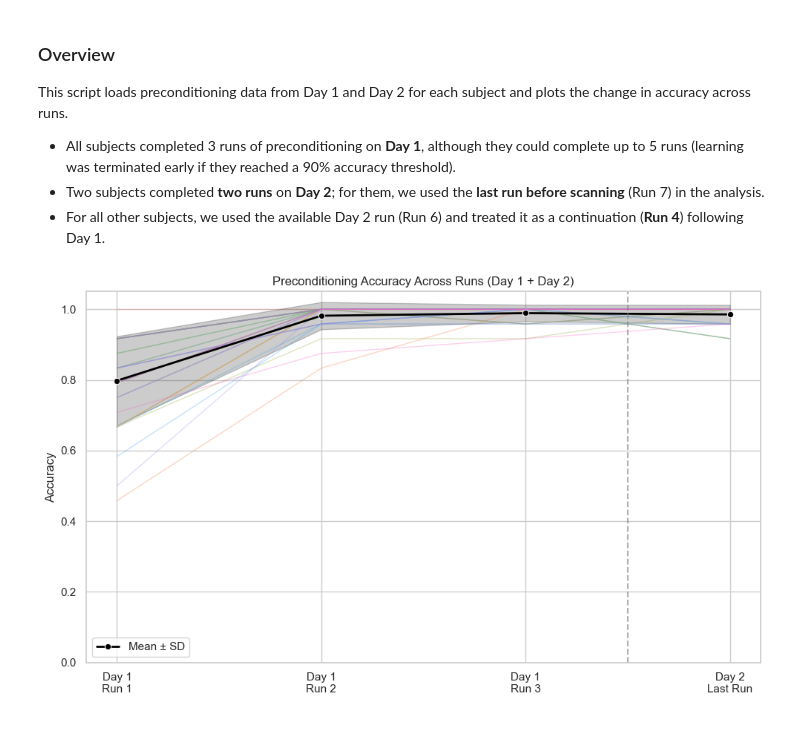
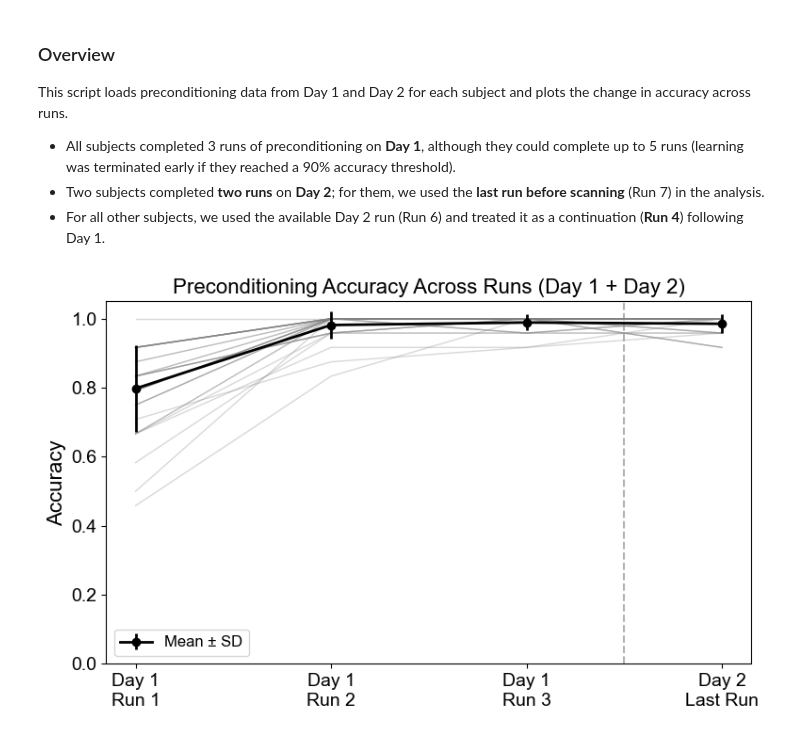
Before and after one commit to QingfangLiu/project-spcd, a Jupyter notebook: behavior/analyze_precond.ipynb, the cells around one changed output. Saved outputs shown, nothing was run; the diff lists cells and outputs as text; code cells hidden in the pictures.

```diff
--- a/behavior/analyze_precond.ipynb
+++ b/behavior/analyze_precond.ipynb
@@ -14,6 +14,21 @@ from IPython.display import Image, display
 import seaborn as sns
 from scipy.stats import ttest_rel, wilcoxon
 from scipy.stats import pearsonr
+# %%
+import matplotlib.pyplot as plt
+plt.rcParams['font.family'] = 'Arial'
+
+plt.rc('axes', titlesize=16)       # Title size
+plt.rc('axes', labelsize=16)       # Axis label size
+plt.rc('xtick', labelsize=14)      # X-tick label size
+plt.rc('ytick', labelsize=14)      # Y-tick label size
+plt.rc('legend', fontsize=12)      # Legend font size
+plt.rc('font', size=14)            # General font size
+
+session_colors = {
+    'pre': '#2C7BB6',   # Cerulean Blue
+    'post': '#D7191C'   # Vermilion
+}
 # %%
 # Base directory
 base_path = Path('/Users/liuq13/SPCD_data/beh_processed')
@@ -57,36 +72,31 @@ acc_day2_run1['run'] = 4  # Treat as continuation of Day 1
 
 # -- Step 3: Combine Day 1 + Day 2 run 1 data --
 acc_all = pd.concat([acc_day1, acc_day2_run1], ignore_index=True)
-# %%
-# -- Step 4: Plot --
-sns.set(style='whitegrid')
-plt.figure(figsize=(10, 6))
-
-# Plot individual subject lines (transparent)
-sns.lineplot(
-    data=acc_all,
-    x='run', y='acc',
-    hue='SubID', estimator=None,
-    units='SubID', alpha=0.3, linewidth=1, legend=False
-)
-
-# Plot group mean ± SD
-sns.lineplot(
-    data=acc_all,
-    x='run', y='acc',
-    estimator='mean', errorbar='sd',
-    color='black', marker='o', linewidth=2, label='Mean ± SD'
-)
-
-# Add axis labels and styling
-plt.xticks([1, 2, 3, 4], ['Day 1\nRun 1', 'Day 1\nRun 2', 'Day 1\nRun 3', 'Day 2\nLast Run'])
-plt.axvline(x=3.5, color='gray', linestyle='--', alpha=0.6)
-plt.xlabel('')
-plt.ylabel('Accuracy')
-plt.title('Preconditioning Accuracy Across Runs (Day 1 + Day 2)')
-plt.ylim(0, 1.05)
-plt.tight_layout()
-plt.legend()
-plt.show()
-# %% [output]
-[figure, removed]
+# %%
+plt.figure(figsize=(8, 5))
+
+# Plot individual subject lines
+for subid, sub_df in acc_all.groupby('SubID'):
+    plt.plot(sub_df['run'], sub_df['acc'], alpha=0.3, linewidth=1, color='gray')
+
+# Plot group mean ± SD
+group_stats = acc_all.groupby('run')['acc'].agg(['mean', 'std'])
+plt.errorbar(group_stats.index, group_stats['mean'], yerr=group_stats['std'],
+             fmt='o-', color='black', linewidth=2, label='Mean ± SD')
+
+# Customization
+plt.xticks([1, 2, 3, 4],
+           ['Day 1\nRun 1', 'Day 1\nRun 2', 'Day 1\nRun 3', 'Day 2\nLast Run'])
+plt.yticks()
+plt.xlabel('')
+plt.ylabel('Accuracy')
+plt.title('Preconditioning Accuracy Across Runs (Day 1 + Day 2)')
+plt.axvline(x=3.5, color='gray', linestyle='--', alpha=0.6)
+plt.legend()
+
+plt.ylim(0, 1.05)
+plt.tight_layout()
+plt.savefig('../plots/preconditioning.pdf', format='pdf', bbox_inches='tight')
+plt.show()
+# %% [output]
+[figure, added]
```
Also changed, not shown: 10 other files.
